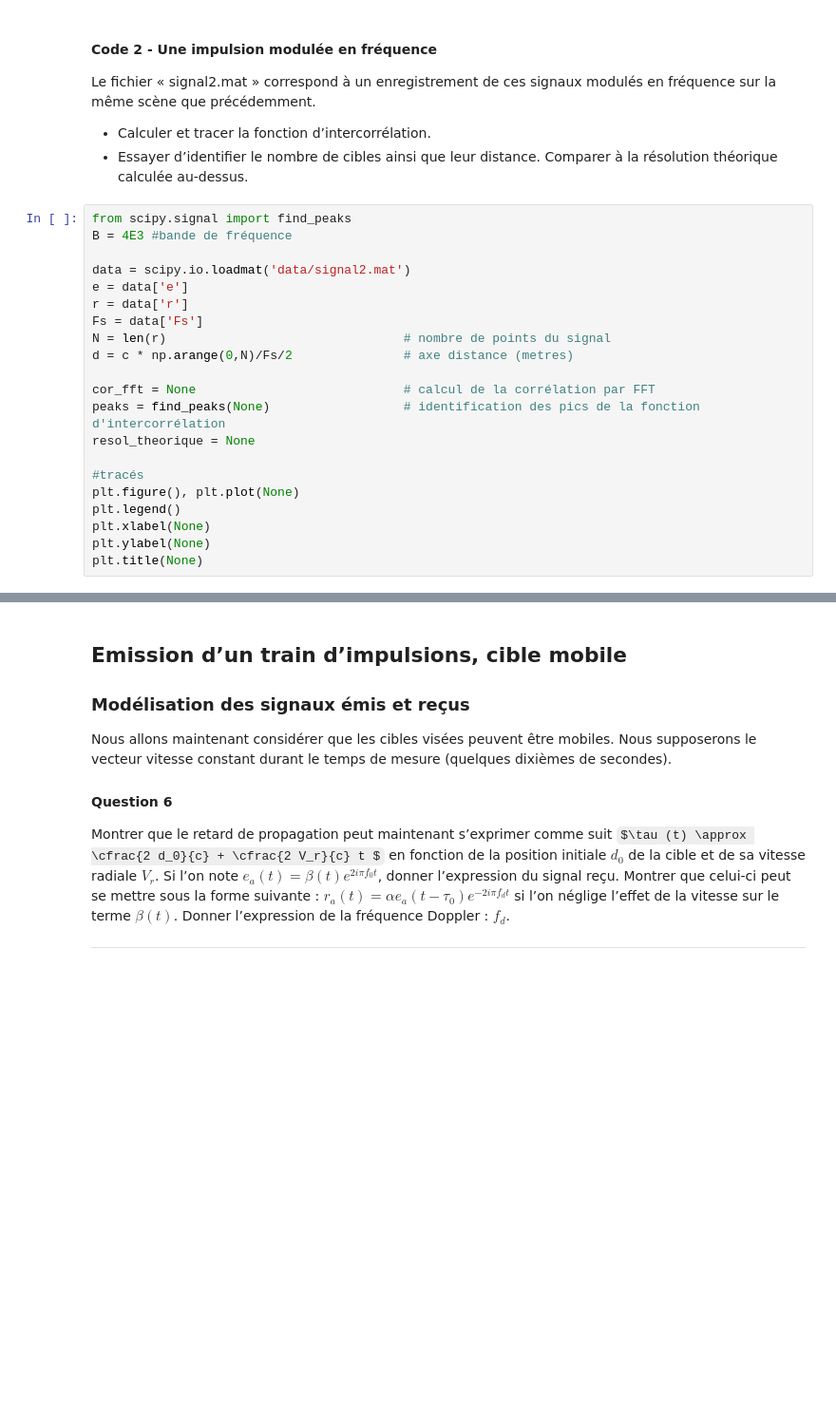
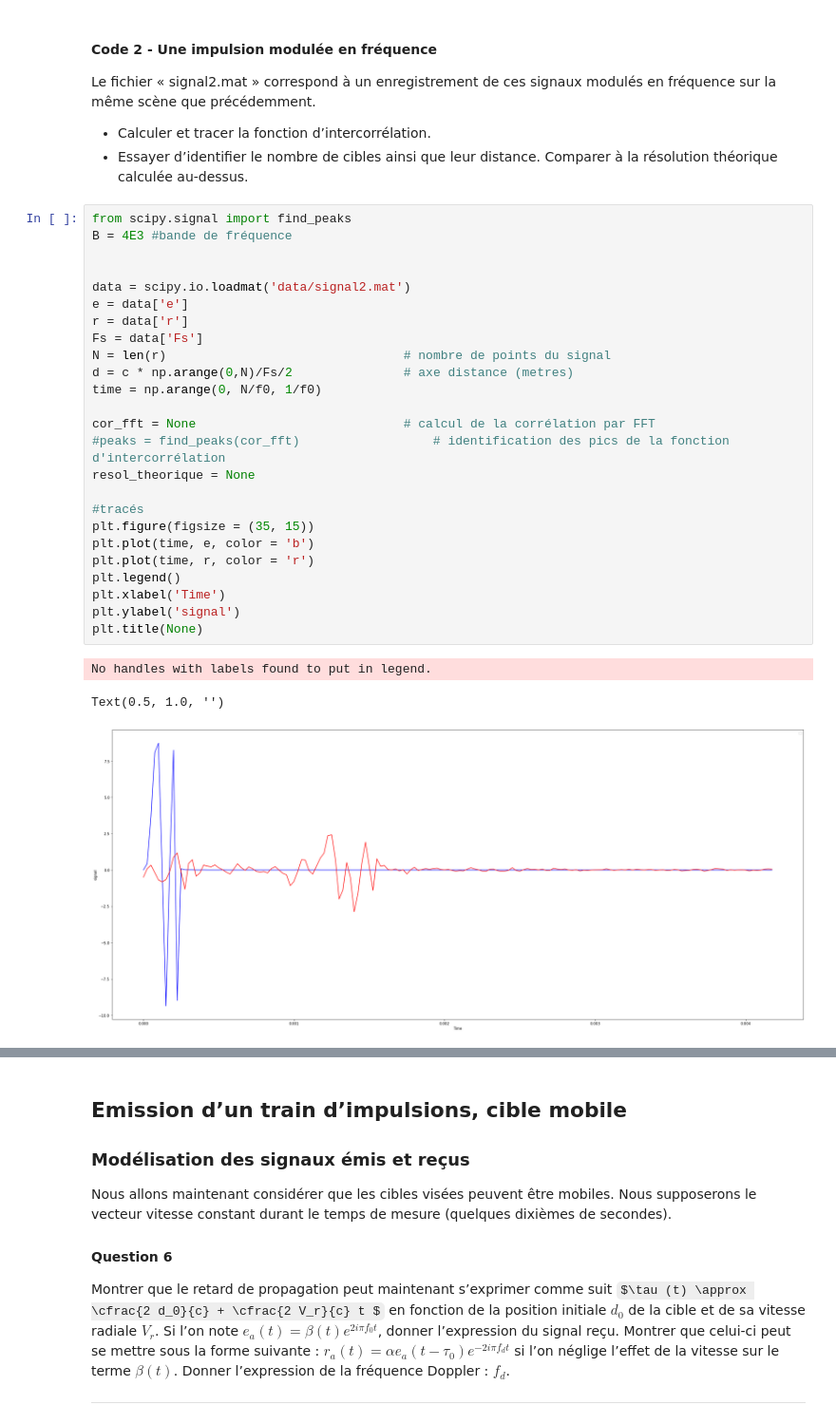
Before and after one commit to 21garbe/Traitement-du-siganl---1A, a Jupyter notebook: mini_projet_radar.ipynb, the cells around one changed output, grey strips where cells are left out. Shown: that part at 95% size. Saved outputs shown, nothing was run; the diff lists cells and outputs as text; some formulas as TeX source; blank space fills up the shorter version.

```diff
--- a/mini_projet_radar.ipynb
+++ b/mini_projet_radar.ipynb
@@ -338,21 +336,29 @@ Le fichier « signal2.mat » correspond à un enregistrement de ces signaux modu
 # %%
 from scipy.signal import find_peaks
 B = 4E3 #bande de fréquence
+
 
 data = scipy.io.loadmat('data/signal2.mat')
 e = data['e']
 r = data['r']
 Fs = data['Fs']
 N = len(r)                                # nombre de points du signal
 d = c * np.arange(0,N)/Fs/2               # axe distance (metres)
+time = np.arange(0, N/f0, 1/f0)
 
 cor_fft = None                            # calcul de la corrélation par FFT
-peaks = find_peaks(None)                  # identification des pics de la fonction d'intercorrélation
+#peaks = find_peaks(cor_fft)                  # identification des pics de la fonction d'intercorrélation
 resol_theorique = None
 
 #tracés
-plt.figure(), plt.plot(None)
+plt.figure(figsize = (35, 15))
+plt.plot(time, e, color = 'b')
+plt.plot(time, r, color = 'r')
 plt.legend()
-plt.xlabel(None)
-plt.ylabel(None)
+plt.xlabel('Time')
+plt.ylabel('signal')
 plt.title(None)
+# %% [output]
+No handles with labels found to put in legend.
+Text(0.5, 1.0, '')
+[figure, added]
```
Also changed, not shown: parts of 13 cells of this notebook.
